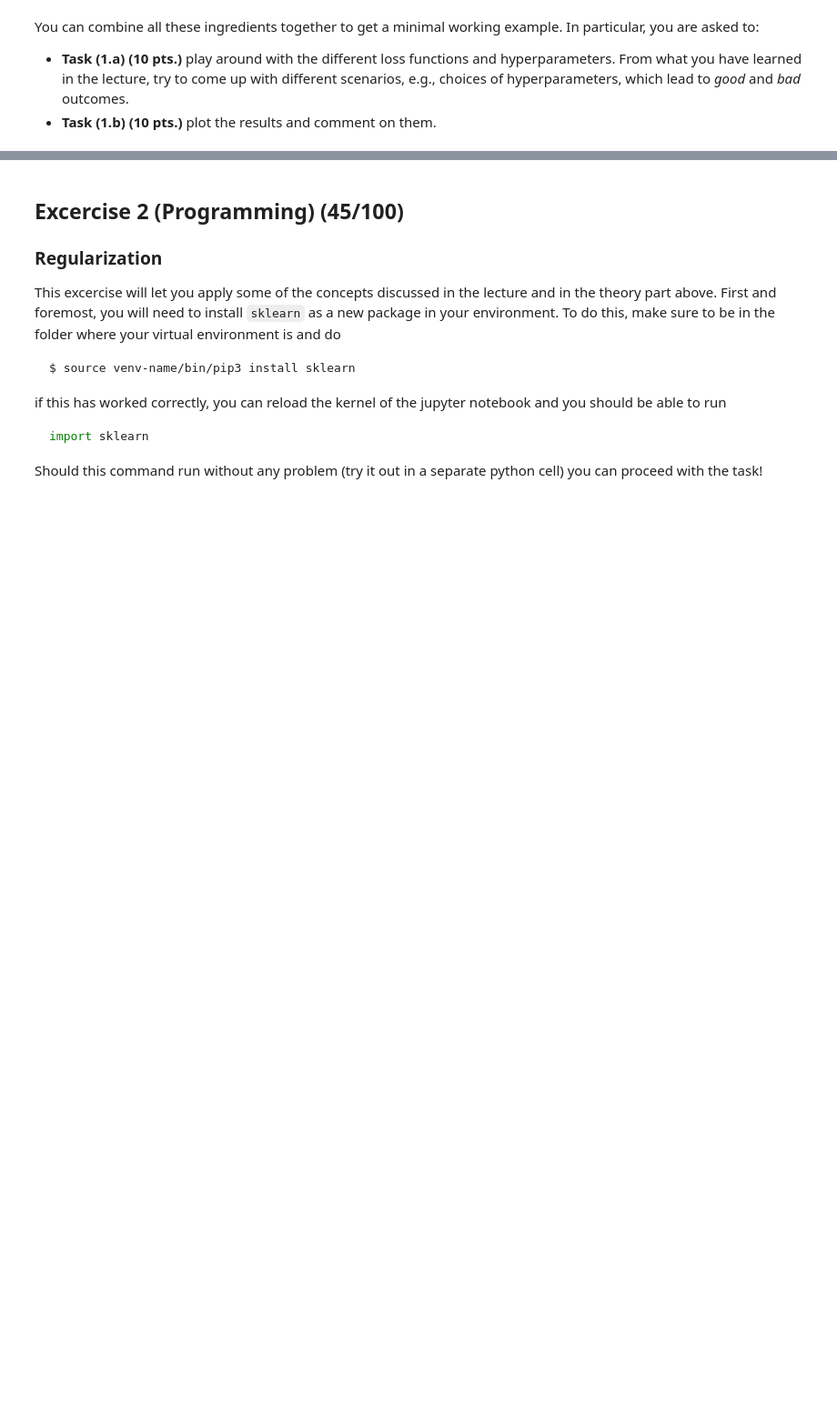
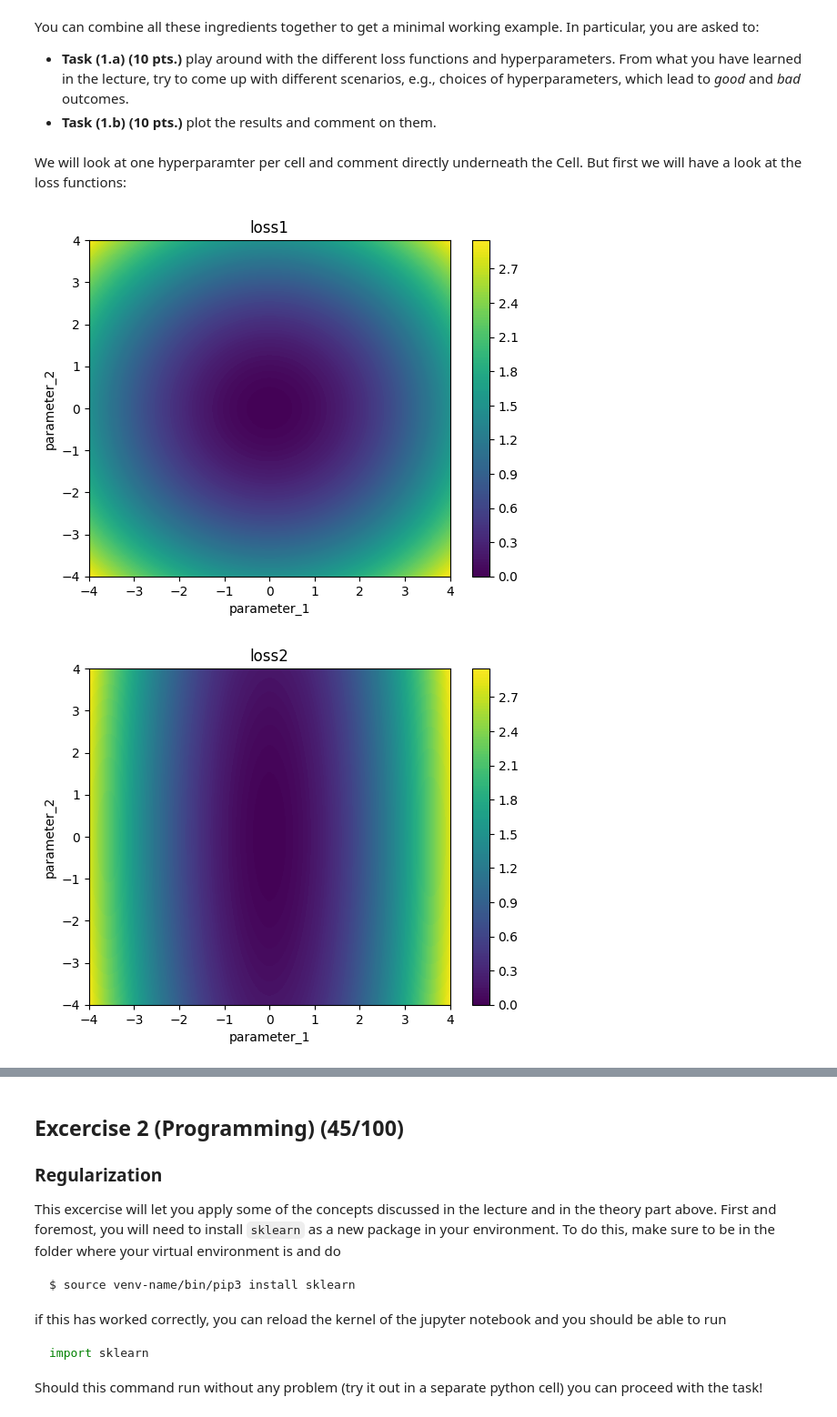
Before and after one commit to BenediktAuer/ML_SS24, a Jupyter notebook: Exercise4/sheet-4.ipynb, the cells around one changed output, grey strips where cells are left out. Shown at 91% size. Saved outputs shown, nothing was run; the diff lists cells and outputs as text; code cells hidden in the pictures; blank space fills up the shorter version.

````diff
--- a/Exercise4/sheet-4.ipynb
+++ b/Exercise4/sheet-4.ipynb
@@ -178,6 +181,6 @@ def train_example(loss_func,  optim, optim_kwargs, bs=0, nsteps = int(5e2)):
     return model.params
 # %%
-def plot_loss_surface_toy(loss_func):
+def plot_loss_surface_toy(loss_func,name, xlabel="parameter_1", ylabel="parameter_2",levels=32):
     l = 4
     x = np.linspace(-l, l, 100)
     y = np.linspace(-l, l, 100)
@@ -186,9 +189,13 @@ def plot_loss_surface_toy(loss_func):
 
     loss = Batch_loss(loss_func, bs=0)
     Z = loss(torch.stack([torch.tensor(x.flatten()).float() for x in [X, Y]]).T).reshape(X.shape)
-    plt.contourf(X, Y, Z, cmap='viridis', levels=25)
+    plt.contourf(X, Y, Z, cmap='viridis', levels=levels)
+    plt.title(name)
     plt.ylim(-l,l)
     plt.xlim(-l,l)
+    plt.xlabel(xlabel)
+    plt.ylabel(ylabel)
+    plt.colorbar()
 # %% [markdown]
 This training function takes as input the following arguments
 ```python
@@ -211,0 +215,9 @@ In particular, you are asked to:
+# %% [markdown]
+We will look at one hyperparamter per cell and comment directly underneath the Cell. But first we will have a look at the loss functions:
+# %%
+plot_loss_surface_toy(loss1,"loss1",levels=128)
+plot_loss_surface_toy(loss2,"loss2", levels=128)
+plot_loss_surface_toy(loss3,"loss3", levels=64)
+# %% [output]
+[figure, added]
+[figure, added]
````
Also changed, not shown: parts of 32 cells of this notebook.
